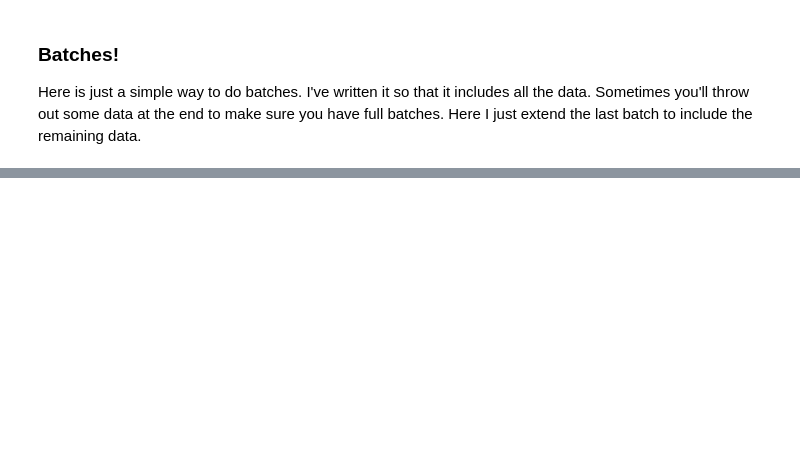
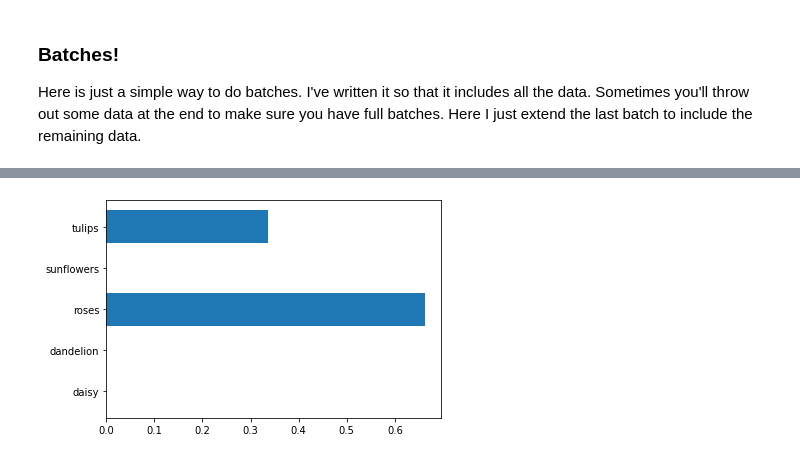
Before and after one commit to bhupendpatil/Practice, a Jupyter notebook: Deep Learning/Convolutional Networks/Transfer Learning in TensorFlow/Transfer_Learning.ipynb, the cells around one changed output, grey strips where cells are left out. Cells and saved outputs as stored; diff of their text form; code cells hidden in the pictures; blank space fills up the shorter version.

Commit message:
Training solution

```diff
--- a/Deep Learning/Convolutional Networks/Transfer Learning in TensorFlow/Transfer_Learning.ipynb
+++ b/Deep Learning/Convolutional Networks/Transfer Learning in TensorFlow/Transfer_Learning.ipynb
@@ -326,0 +370,8 @@ def get_batches(x, y, n_batches=10):
+# %%
+with tf.Session() as sess:
+    saver.restore(sess, tf.train.latest_checkpoint('checkpoints'))
+
+    feed = {inputs_: test_x,
+            labels_: test_y}
+    test_acc = sess.run(accuracy, feed_dict=feed)
+    print("Test accuracy: {:.4f}".format(test_acc))
@@ -326,0 +395,10 @@ def get_batches(x, y, n_batches=10):
+# %%
+# Run this cell if you don't have a vgg graph built
+if 'vgg' in globals():
+    print('"vgg" object already exists.  Will not create again.')
+else:
+    #create vgg
+    with tf.Session() as sess:
+        input_ = tf.placeholder(tf.float32, [None, 224, 224, 3])
+        vgg = vgg16.Vgg16()
+        vgg.build(input_)
@@ -326,0 +407,14 @@ def get_batches(x, y, n_batches=10):
+# %%
+with tf.Session() as sess:
+    img = utils.load_image(test_img_path)
+    img = img.reshape((1, 224, 224, 3))
+
+    feed_dict = {input_: img}
+    code = sess.run(vgg.relu6, feed_dict=feed_dict)
+
+saver = tf.train.Saver()
+with tf.Session() as sess:
+    saver.restore(sess, tf.train.latest_checkpoint('checkpoints'))
+
+    feed = {inputs_: code}
+    prediction = sess.run(predicted, feed_dict=feed).squeeze()
@@ -326,0 +428,5 @@ def get_batches(x, y, n_batches=10):
+# %%
+plt.barh(np.arange(5), prediction)
+_ = plt.yticks(np.arange(5), lb.classes_)
+# %% [output]
+[figure, added]
```
Also changed, not shown: parts of 11 cells of this notebook.
